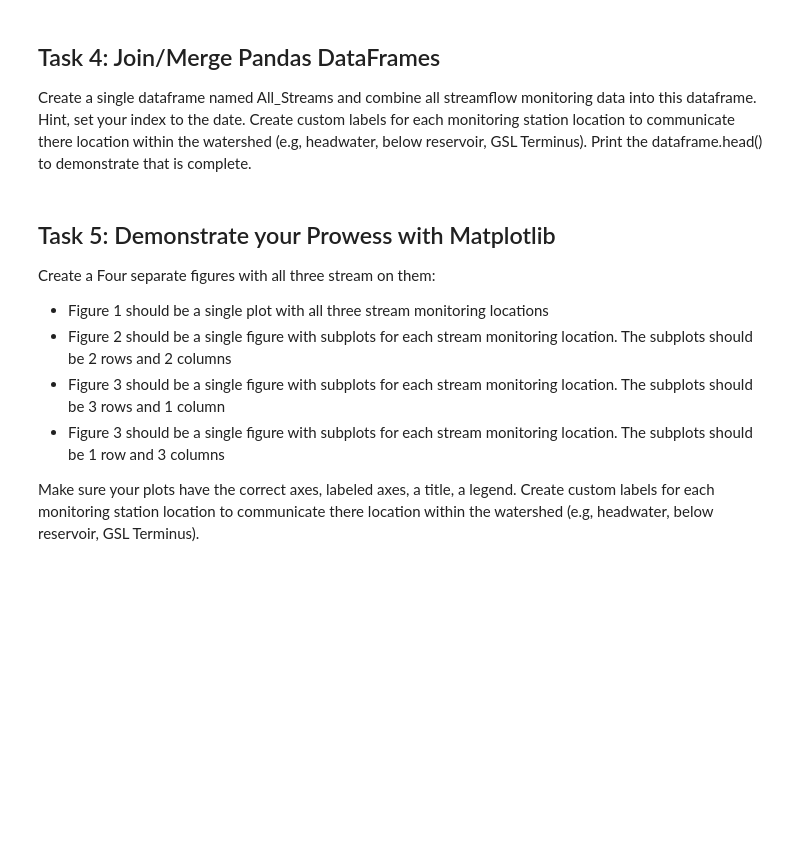
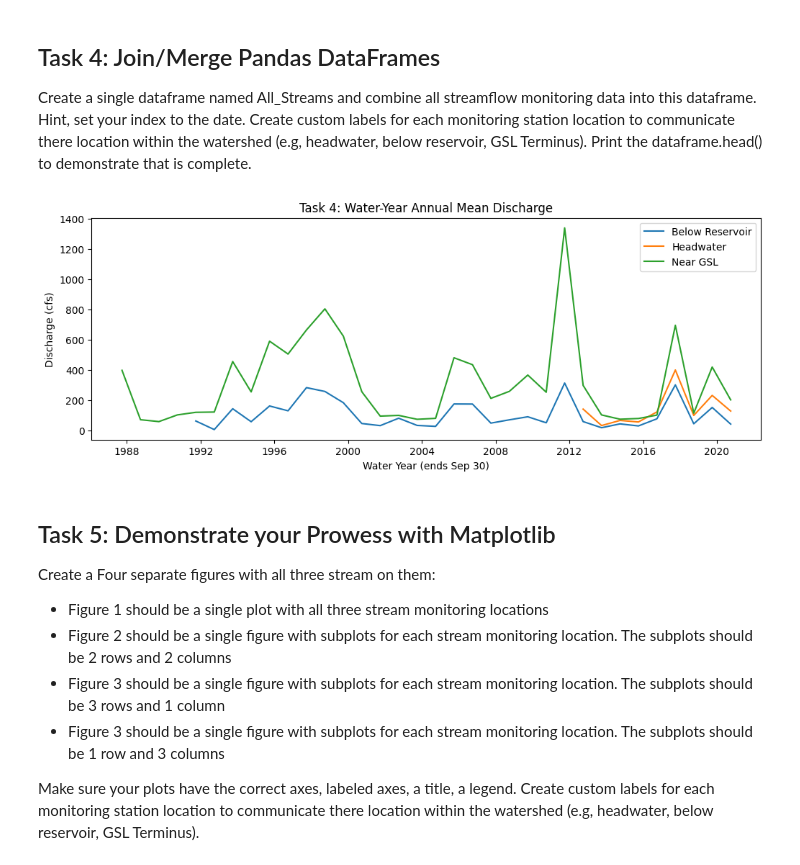
Before and after one commit to northjackson/CommunicatingData-Plotting, a Jupyter notebook: Matplotlib/Matplotlib_Exercises.ipynb, the cells around one changed output. Cells and saved outputs as stored; diff of their text form; code cells hidden in the pictures; blank space fills up the shorter version.

```diff
--- a/Matplotlib/Matplotlib_Exercises.ipynb
+++ b/Matplotlib/Matplotlib_Exercises.ipynb
@@ -115,3 +124,20 @@ Create a single dataframe named All_Streams and combine all streamflow monitorin
+# %%
+# Water year annual mean (A-SEP means year ends in September)
+res_wy_annual = res_df["discharge_cfs"].resample("A-SEP").mean()
+headwater_wy_annual = headwater_df["discharge_cfs"].resample("A-SEP").mean()
+GSL_wy_annual = GSL_df["discharge_cfs"].resample("A-SEP").mean()
+# %%
+plt.figure(figsize=(12,4))
+plt.plot(res_wy_annual.index, res_wy_annual, label="Below Reservoir")
+plt.plot(headwater_wy_annual.index, headwater_wy_annual, label="Headwater")
+plt.plot(GSL_wy_annual.index, GSL_wy_annual, label="Near GSL")
+plt.legend()
+plt.xlabel("Water Year (ends Sep 30)")
+plt.ylabel("Discharge (cfs)")
+plt.title("Task 4: Water-Year Annual Mean Discharge")
+plt.show()
+# %% [output]
+[figure, added]
 # %% [markdown]
 ## Task 5: Demonstrate your Prowess with Matplotlib
 
```
Also changed, not shown: parts of 16 cells of this notebook.
